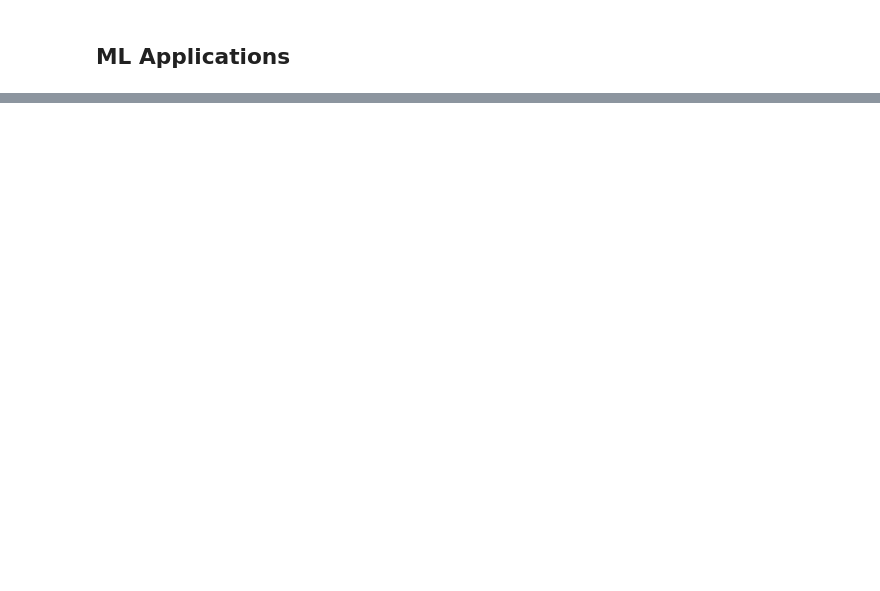
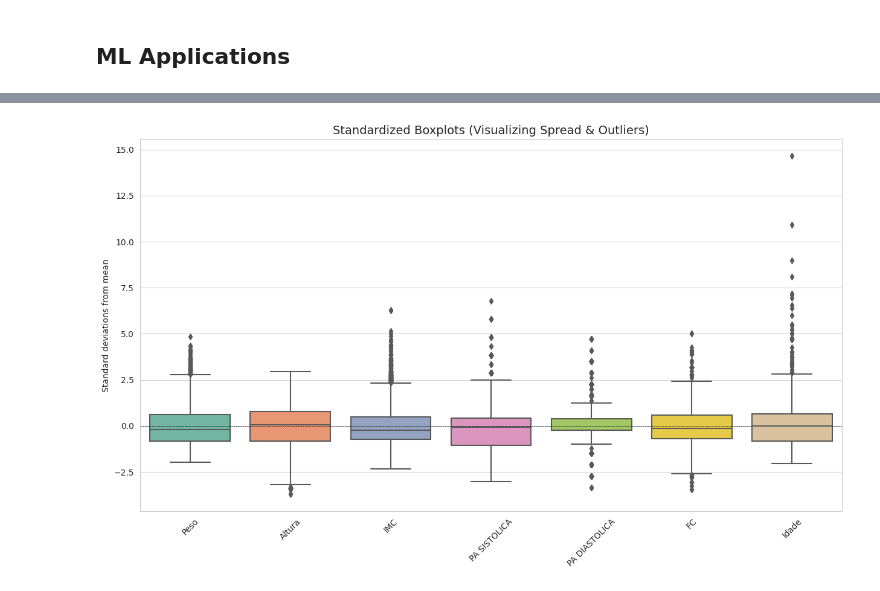
Before and after one commit to BrunoM6/IDS-Y1S1, a Jupyter notebook: project.ipynb, the cells around one changed output, grey strips where cells are left out. Saved outputs shown, nothing was run; the diff lists cells and outputs as text; code cells hidden in the pictures; blank space fills up the shorter version.

```diff
--- a/project.ipynb
+++ b/project.ipynb
@@ -373,0 +399,14 @@ Name: count, dtype: int64
+# %%
+plt.figure(figsize=(15, 8))
+
+# standardize the data temporarily just for this plot so they fit on the same scale
+df_std = (df[num_cols] - df[num_cols].mean()) / df[num_cols].std()
+
+sns.boxplot(data=df_std, palette="Set2")
+plt.title('Standardized Boxplots (Visualizing Spread & Outliers)', fontsize=14)
+plt.xticks(rotation=45)
+plt.ylabel('Standard deviations from mean')
+plt.axhline(y=0, color='black', linestyle='--', linewidth=0.5)
+plt.show()
+# %% [output]
+[figure, added]
```
Also changed, not shown: parts of 19 cells of this notebook, 11 other files.
